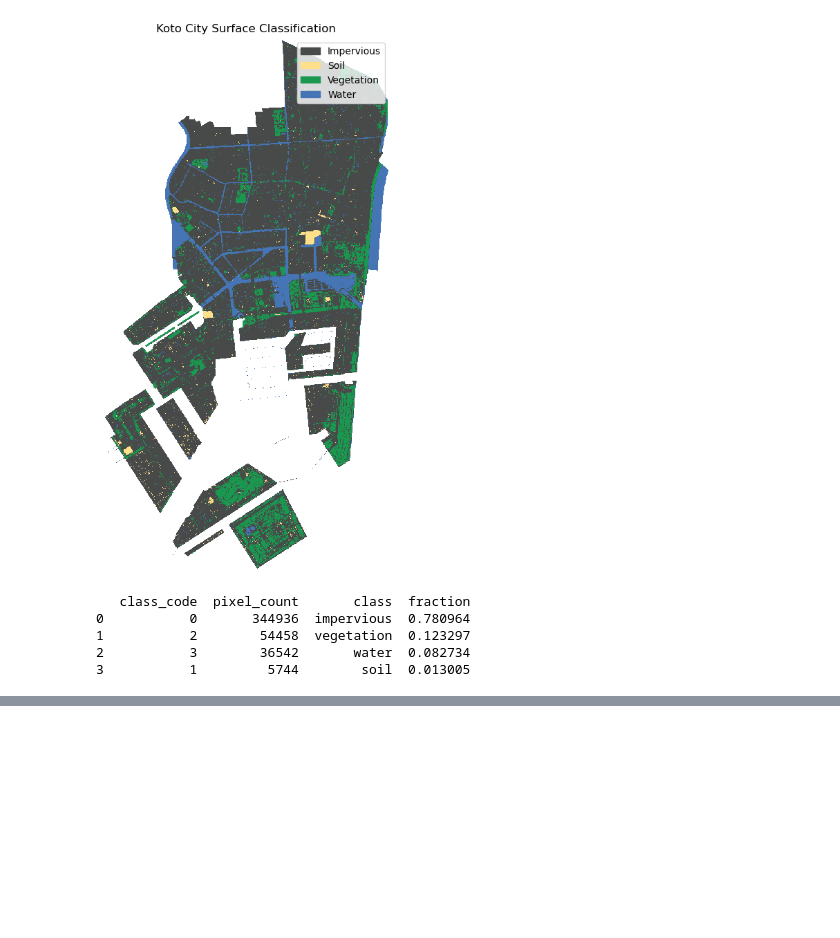
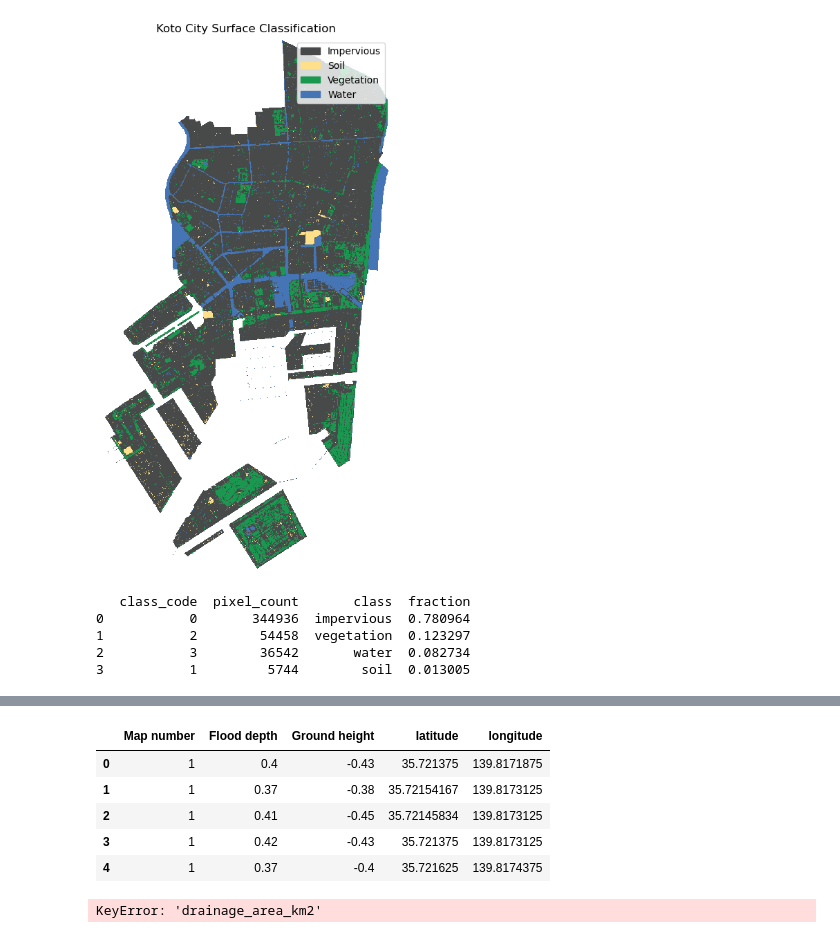
Before and after one commit to foozdemiroglu-gif/MP411-Tokyo, a Jupyter notebook: Drainage_analysis.ipynb, the cells around one changed output, grey strips where cells are left out. Cells and saved outputs as stored; diff of their text form; code cells hidden in the pictures; blank space fills up the shorter version.

```diff
--- a/Drainage_analysis.ipynb
+++ b/Drainage_analysis.ipynb
@@ -643,3 +676,19 @@ max_inundation_depth = 3000 # mm
+# %%
+inundation_data.head() # Transform to EPSG:32654 coordinate reference system
+# %% [output]
+|  | Map number | Flood depth | Ground height | latitude | longitude |
+| 0 | 1 | 0.4 | -0.43 | 35.721375 | 139.8171875 |
+| 1 | 1 | 0.37 | -0.38 | 35.72154167 | 139.8173125 |
+| 2 | 1 | 0.41 | -0.45 | 35.72145834 | 139.8173125 |
+| 3 | 1 | 0.42 | -0.43 | 35.721375 | 139.8173125 |
+| 4 | 1 | 0.37 | -0.4 | 35.721625 | 139.8174375 |
+# %%
+#Calculating flooded area and volume for each drainage area based on the inundation depth point data
+#Using linear interpolation to estimate the inundation depth for each drainage area
+
+drainage_areas =
+# %% [output]
+KeyError: 'drainage_area_km2'
 # %%
 # #Plot the different columns of the Tokyo Prefecture shapefile to visualize the data
 # # tokyo_shapefile.plot(column='N03_001', legend=True, figsize=(10, 10))
```
Also changed, not shown: parts of 7 cells of this notebook, 1 other file.
